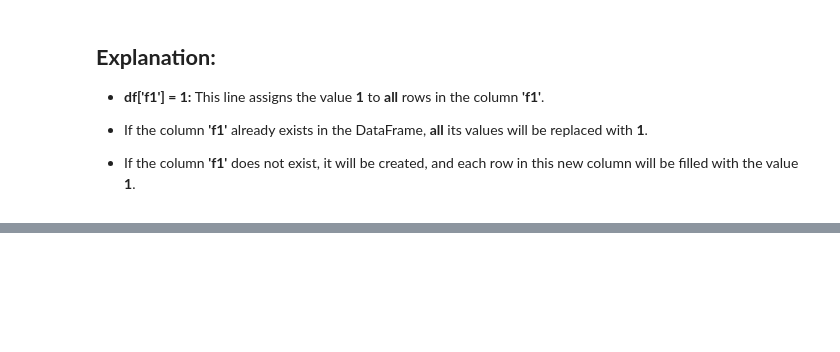
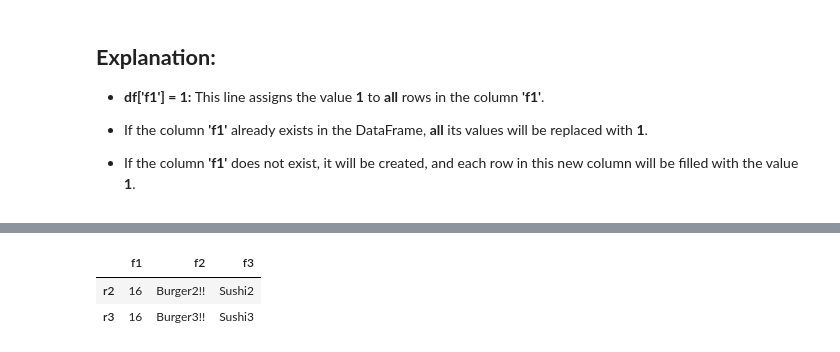
Before and after one commit to malihemaboodi/Basic-of-Pandas-for-beginner, a Jupyter notebook: Basic_of_Pandas.ipynb, the cells around one changed output, grey strips where cells are left out. Cells and saved outputs as stored; diff of their text form; code cells hidden in the pictures; blank space fills up the shorter version.

```diff
--- a/Basic_of_Pandas.ipynb
+++ b/Basic_of_Pandas.ipynb
@@ -412,0 +435,8 @@ df
+# %%
+f2 = df['f2']
+f2 += '!'
+df
+# %% [output]
+|  | f1 | f2 | f3 |
+| r2 | 16 | Burger2!! | Sushi2 |
+| r3 | 16 | Burger3!! | Sushi3 |
```
Also changed, not shown: parts of 4 cells of this notebook.
